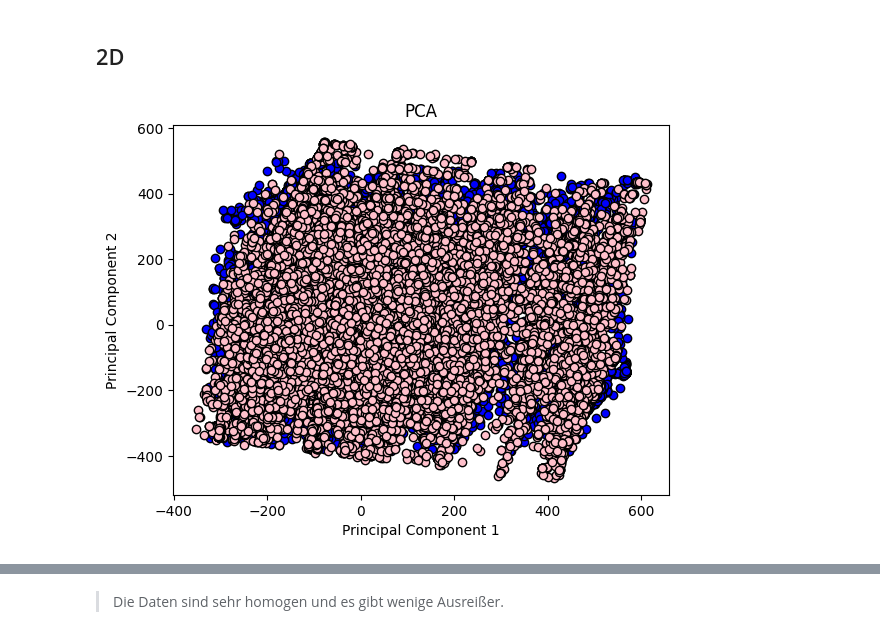
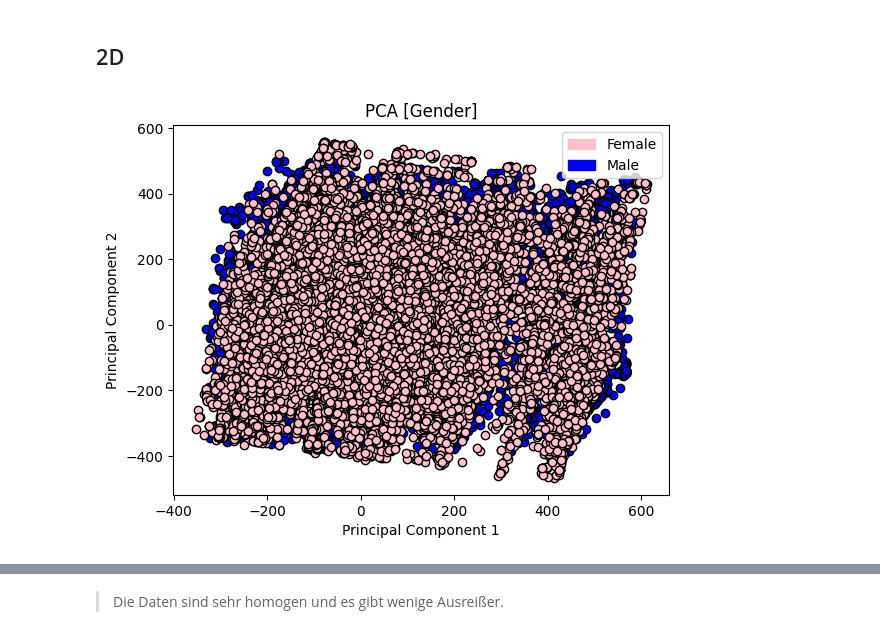
Before and after one commit to weissingerh/das-ex2, a Jupyter notebook: diabetes.ipynb, the cells around one changed output, grey strips where cells are left out. Saved outputs shown, nothing was run; the diff lists cells and outputs as text; code cells hidden in the pictures.

```diff
--- a/diabetes.ipynb
+++ b/diabetes.ipynb
@@ -70,26 +83,26 @@ Leider kann ich MDS nicht durchführen, da der Kernel immer abbricht.
 # %%
 scaler = StandardScaler()
 scaledData = scaler.fit_transform(data)
-
-male, female = [x for _, x in data.groupby(data['gender'] == 0)]
 # %% [markdown]
 ## 2D
 # %%
 # PCA durchführen
 pca = PCA(n_components=2)
 
 principalComponents = pca.fit_transform(scaledData)
 pcF = pca.fit_transform(female)
 pcM = pca.fit_transform(male)
 
-# plt.scatter(principalComponents[:, 0], principalComponents[:, 1], edgecolor='k')
 plt.scatter(pcM[:, 0], pcM[:, 1], c="blue", edgecolor='k')
 plt.scatter(pcF[:, 0], pcF[:, 1], c="pink", edgecolor='k')
 
 
-plt.title('PCA')
+plt.title('PCA [Gender]')
 plt.xlabel('Principal Component 1')
 plt.ylabel('Principal Component 2')
+pink = mpatches.Patch(color='pink', label='Female')
+blue = mpatches.Patch(color='blue', label='Male')
+plt.legend(handles=[pink,blue])
 plt.show()
 # %% [output]
-[figure, old version]
+[figure, new version]
```
Also changed, not shown: parts of 15 cells of this notebook, 15 other files.
